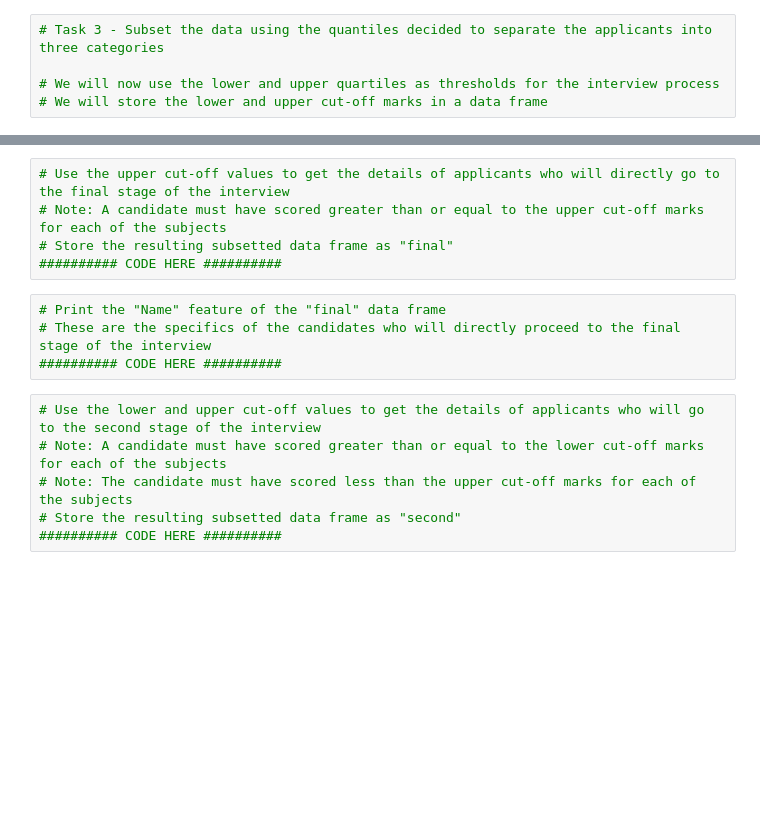
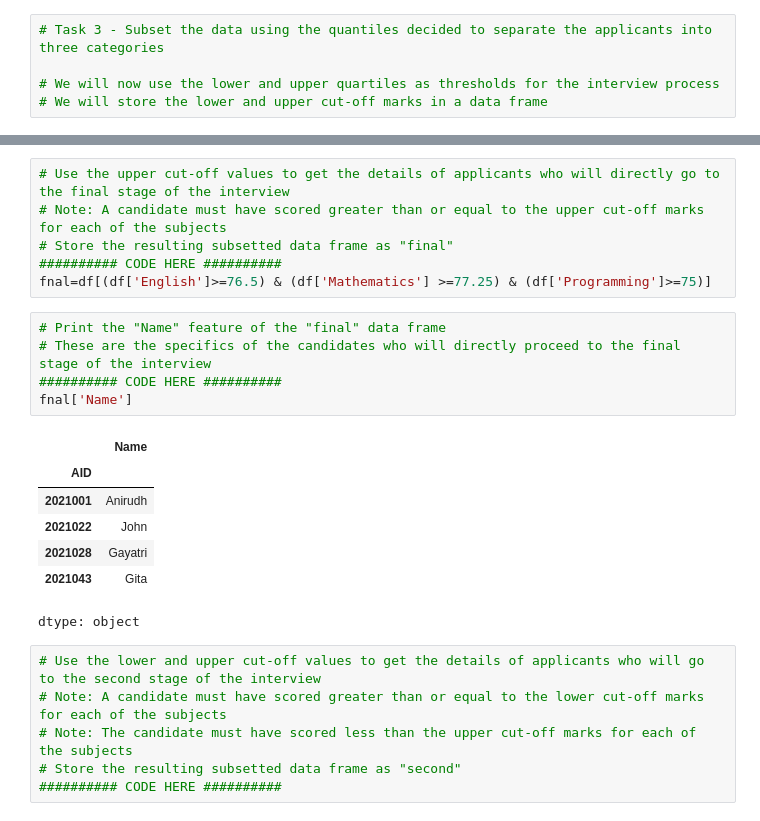
Before and after one commit to nagayada/Nag_New_Repo, a Jupyter notebook: Interview_First_Stage_Exam.ipynb, the cells around one changed output, grey strips where cells are left out. Saved outputs shown, nothing was run; the diff lists cells and outputs as text; blank space fills up the shorter version.

```diff
--- a/Interview_First_Stage_Exam.ipynb
+++ b/Interview_First_Stage_Exam.ipynb
@@ -313,10 +359,20 @@ plt.tight_layout();
 # Note: A candidate must have scored greater than or equal to the upper cut-off marks for each of the subjects
 # Store the resulting subsetted data frame as "final"
 ########## CODE HERE ##########
+fnal=df[(df['English']>=76.5) & (df['Mathematics'] >=77.25) & (df['Programming']>=75)]
 # %%
 # Print the "Name" feature of the "final" data frame
 # These are the specifics of the candidates who will directly proceed to the final stage of the interview
 ########## CODE HERE ##########
+fnal['Name']
+# %% [output]
+|  | Name |
+| AID |  |
+| 2021001 | Anirudh |
+| 2021022 | John |
+| 2021028 | Gayatri |
+| 2021043 | Gita |
+dtype: object
 # %%
 # Use the lower and upper cut-off values to get the details of applicants who will go to the second stage of the interview
 # Note: A candidate must have scored greater than or equal to the lower cut-off marks for each of the subjects
```
Also changed, not shown: parts of 14 cells of this notebook.
